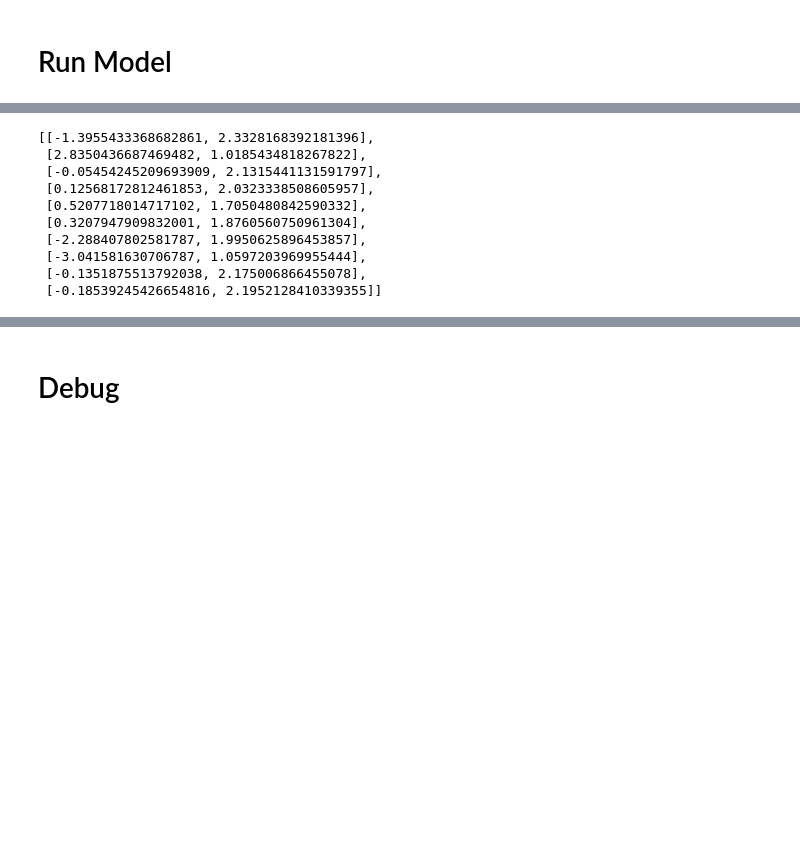
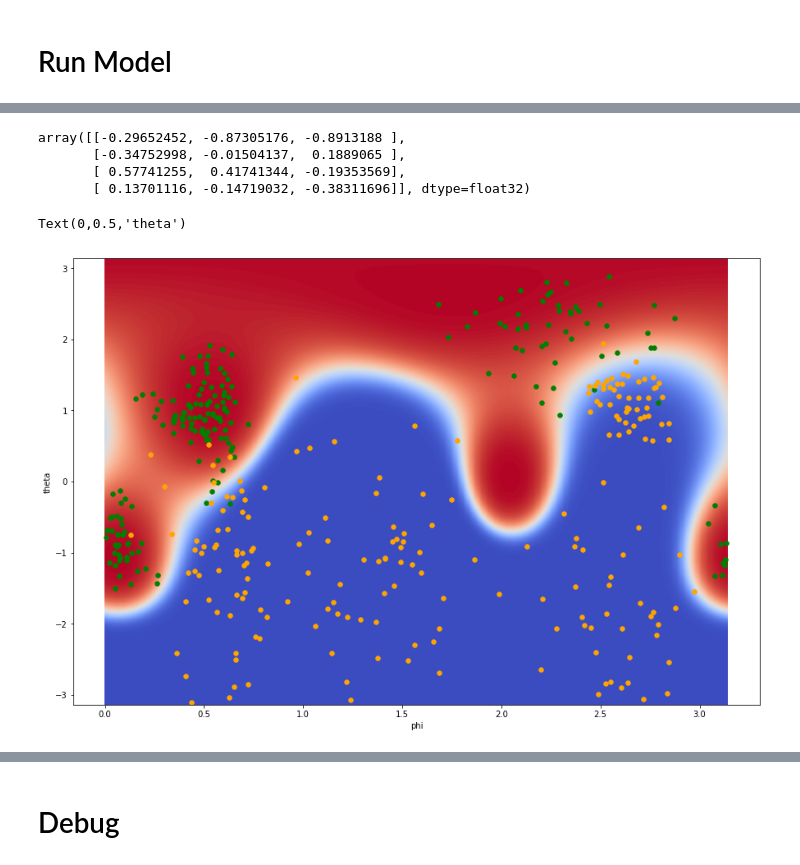
Before and after one commit to chrismbryant/anchor-vector-optimization, a Jupyter notebook: w2v test.ipynb, the cells around one changed output, grey strips where cells are left out. Saved outputs shown, nothing was run; the diff lists cells and outputs as text; code cells hidden in the pictures; blank space fills up the shorter version.

```diff
--- a/w2v test.ipynb
+++ b/w2v test.ipynb
@@ -475,13 +517,53 @@ Text(0.5,0,'z')
-# %%
-np.array([A_phi, A_theta]).T.tolist()
-# %% [output]
-[[-1.3955433368682861, 2.3328168392181396],
- [2.8350436687469482, 1.0185434818267822],
- [-0.05454245209693909, 2.1315441131591797],
- [0.12568172812461853, 2.0323338508605957],
- [0.5207718014717102, 1.7050480842590332],
- [0.3207947909832001, 1.8760560750961304],
- [-2.288407802581787, 1.9950625896453857],
- [-3.041581630706787, 1.0597203969955444],
- [-0.1351875513792038, 2.175006866455078],
- [-0.18539245426654816, 2.1952128410339355]]
+# %%
+A_learned
+# %% [output]
+array([[-0.29652452, -0.87305176, -0.8913188 ],
+       [-0.34752998, -0.01504137,  0.1889065 ],
+       [ 0.57741255,  0.41741344, -0.19353569],
+       [ 0.13701116, -0.14719032, -0.38311696]], dtype=float32)
+# %%
+%matplotlib inline
+
+phi = np.linspace(-np.pi, np.pi, 100)
+theta = np.linspace(0, np.pi, 100)
+Phi, Theta = np.meshgrid(phi, theta)
+
+anchors = [np.array(k) for k in np.array([A_phi, A_theta]).T.tolist()]
+
+def get_ang_cos_sim(A_phi, A_theta, phi, theta):
+
+    sim = []
+
+    for i in range(len(A_phi)):
+
+        # (phi x theta)
+
+        s = np.sin(A_theta[i]) \
+            * np.dot(np.atleast_2d(np.cos(A_phi[i] - phi)).T, np.atleast_2d(np.sin(theta))) \
+            + np.cos(A_theta[i]) * np.cos(np.atleast_2d(theta))
+
+        sim.append(s)
+
+    return np.array(sim)
+
+# Multiplicative Distance
+get_D = lambda dist: np.prod(dist, axis = 0)
+
+sim = get_ang_cos_sim(A_phi, A_theta, phi, theta)
+dist = 1 - sim
+D = get_D(dist) ** 1
+D = sigmoid(params["w"] * D + params["b"], 1, 0)
+
+D.shape
+
+fig = plt.figure(figsize = (15, 10))
+ax = fig.add_subplot(1, 1, 1)
+# ax = Axes3D(fig)
+ax.contourf(Theta, Phi, D, 1000, cmap = 'coolwarm')
+ax.scatter((phi_pos + np.pi)/2, (theta_pos * 2) - np.pi, c = 'green', s = 30)
+ax.scatter((phi_neg + np.pi)/2, (theta_neg * 2) - np.pi, c = 'orange', s = 30)
+ax.set_xlabel("phi")
+ax.set_ylabel("theta")
+# %% [output]
+Text(0,0.5,'theta')
+[figure, added]
```
Also changed, not shown: parts of 13 cells of this notebook.
